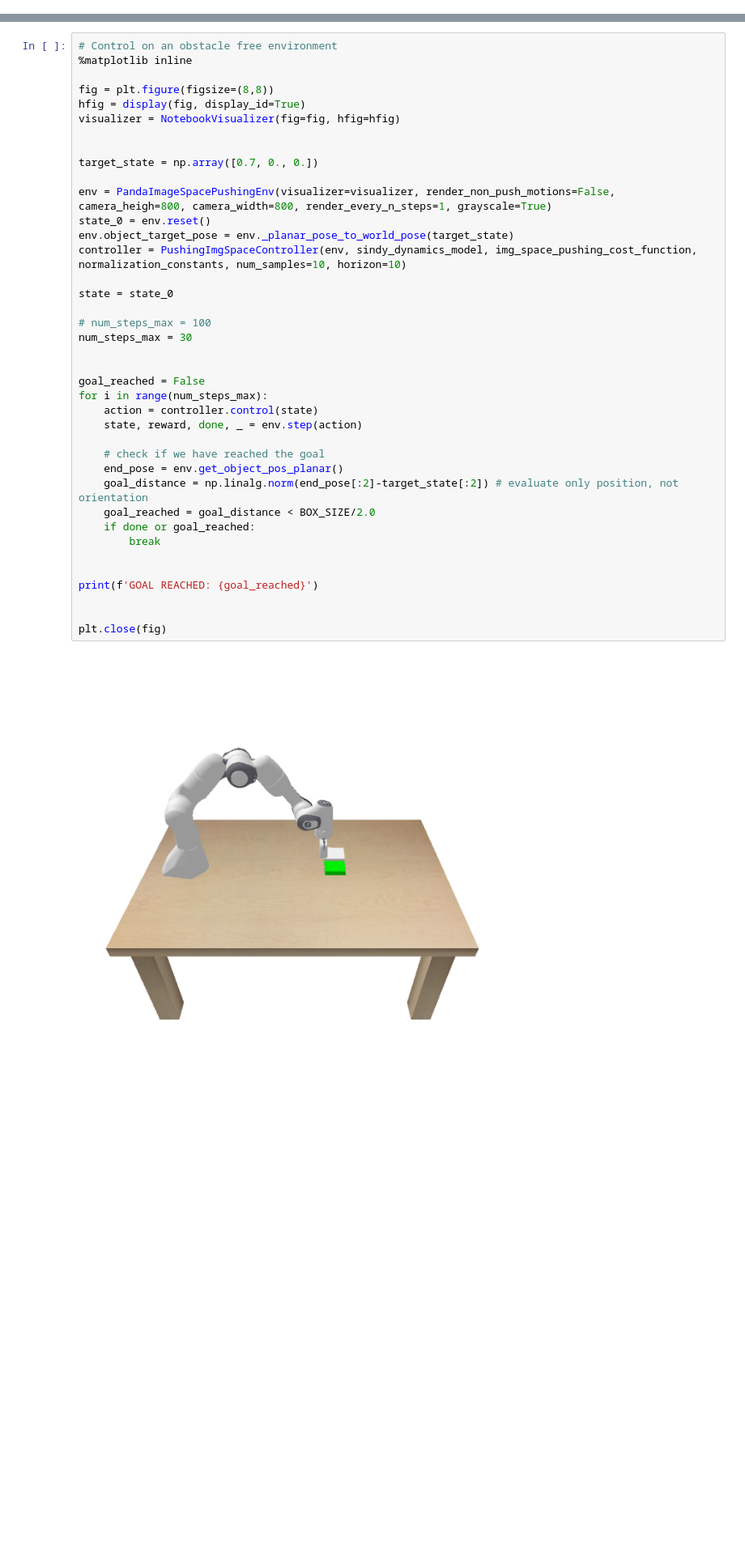
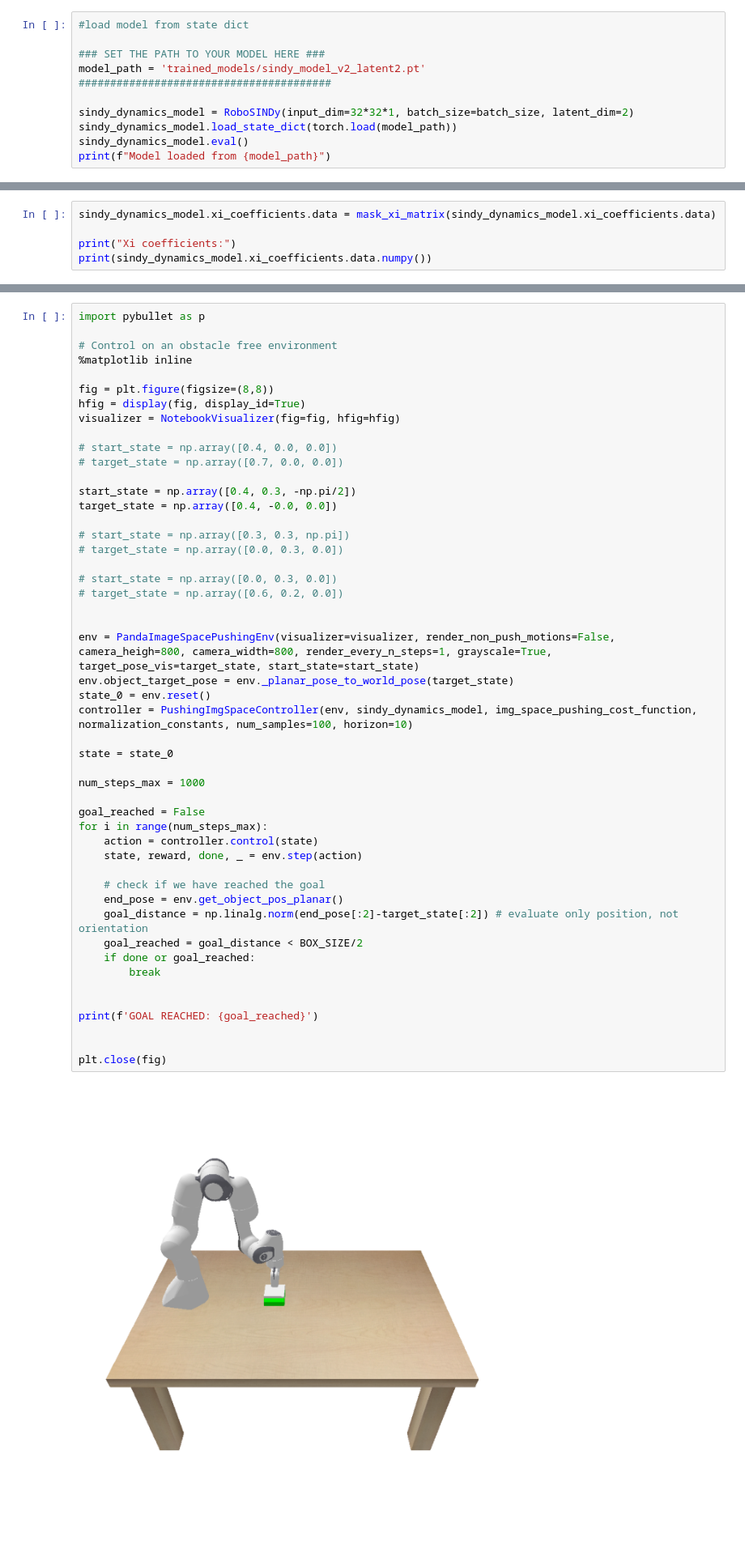
Before and after one commit to adi-balaji/RoboSINDy, a Jupyter notebook: RoboSINDy.ipynb, the cells around one changed output, grey strips where cells are left out. Shown: that part at 81% size. Cells and saved outputs as stored; diff of their text form; blank space fills up the shorter version.

Commit message:
mppi tuning + multiple latent dim models

```diff
--- a/RoboSINDy.ipynb
+++ b/RoboSINDy.ipynb
@@ -196,0 +162,11 @@ Xi coefficients:
+# %%
+#load model from state dict
+
+### SET THE PATH TO YOUR MODEL HERE ###
+model_path = 'trained_models/sindy_model_v2_latent2.pt'
+########################################
+
+sindy_dynamics_model = RoboSINDy(input_dim=32*32*1, batch_size=batch_size, latent_dim=2)
+sindy_dynamics_model.load_state_dict(torch.load(model_path))
+sindy_dynamics_model.eval()
+print(f"Model loaded from {model_path}")
@@ -196,0 +175,5 @@ Xi coefficients:
+# %%
+sindy_dynamics_model.xi_coefficients.data = mask_xi_matrix(sindy_dynamics_model.xi_coefficients.data)
+
+print("Xi coefficients:")
+print(sindy_dynamics_model.xi_coefficients.data.numpy())
@@ -197,44 +188,54 @@ Xi coefficients:
 # %% [markdown]
 Visualize the robot pushing the block using the image space dynamics inferred by SINDy.
 # %%
+import pybullet as p
+
 # Control on an obstacle free environment
 %matplotlib inline
 
 fig = plt.figure(figsize=(8,8))
 hfig = display(fig, display_id=True)
 visualizer = NotebookVisualizer(fig=fig, hfig=hfig)
 
+# start_state = np.array([0.4, 0.0, 0.0])
+# target_state = np.array([0.7, 0.0, 0.0])
 
-target_state = np.array([0.7, 0., 0.])
+start_state = np.array([0.4, 0.3, -np.pi/2])
+target_state = np.array([0.4, -0.0, 0.0])
 
-env = PandaImageSpacePushingEnv(visualizer=visualizer, render_non_push_motions=False,  camera_heigh=800, camera_width=800, render_every_n_steps=1, grayscale=True)
+# start_state = np.array([0.3, 0.3, np.pi])
+# target_state = np.array([0.0, 0.3, 0.0])
+
+# start_state = np.array([0.0, 0.3, 0.0])
+# target_state = np.array([0.6, 0.2, 0.0])
+
+
+env = PandaImageSpacePushingEnv(visualizer=visualizer, render_non_push_motions=False,  camera_heigh=800, camera_width=800, render_every_n_steps=1, grayscale=True, target_pose_vis=target_state, start_state=start_state)
+env.object_target_pose = env._planar_pose_to_world_pose(target_state)
 state_0 = env.reset()
-env.object_target_pose = env._planar_pose_to_world_pose(target_state)
-controller = PushingImgSpaceController(env, sindy_dynamics_model, img_space_pushing_cost_function, normalization_constants, num_samples=10, horizon=10)
+controller = PushingImgSpaceController(env, sindy_dynamics_model, img_space_pushing_cost_function, normalization_constants, num_samples=100, horizon=10)
 
 state = state_0
 
-# num_steps_max = 100
-num_steps_max = 30
-
+num_steps_max = 1000
 
 goal_reached = False
 for i in range(num_steps_max):
     action = controller.control(state)
     state, reward, done, _ = env.step(action)
 
     # check if we have reached the goal
     end_pose = env.get_object_pos_planar()
     goal_distance = np.linalg.norm(end_pose[:2]-target_state[:2]) # evaluate only position, not orientation
-    goal_reached = goal_distance < BOX_SIZE/2.0
+    goal_reached = goal_distance < BOX_SIZE/2
     if done or goal_reached:
         break
 
 
 print(f'GOAL REACHED: {goal_reached}')
 
 
 plt.close(fig)
 # %% [output]
-[figure, old version]
+[figure, new version]
 argv[0]=--opengl2
```
Also changed, not shown: parts of 19 cells of this notebook, 6 other files.
